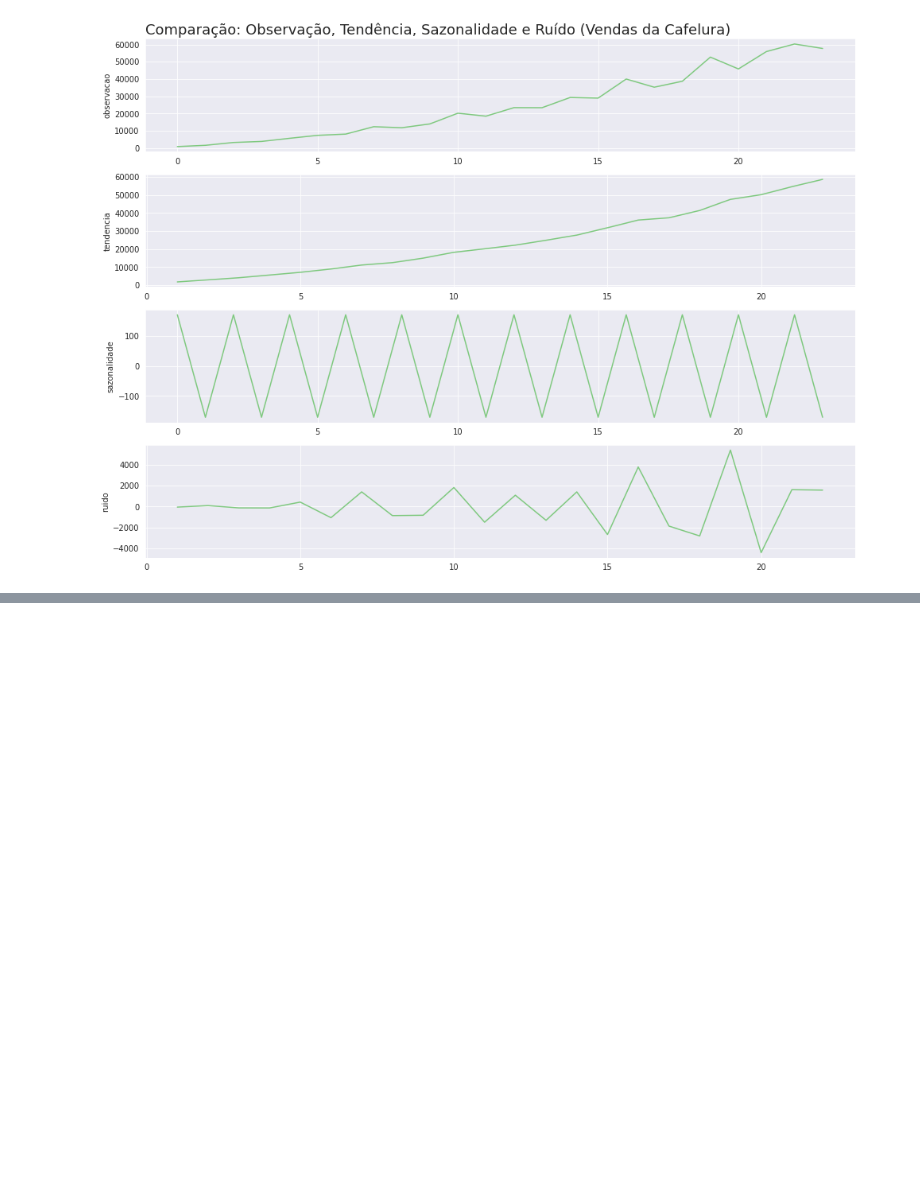
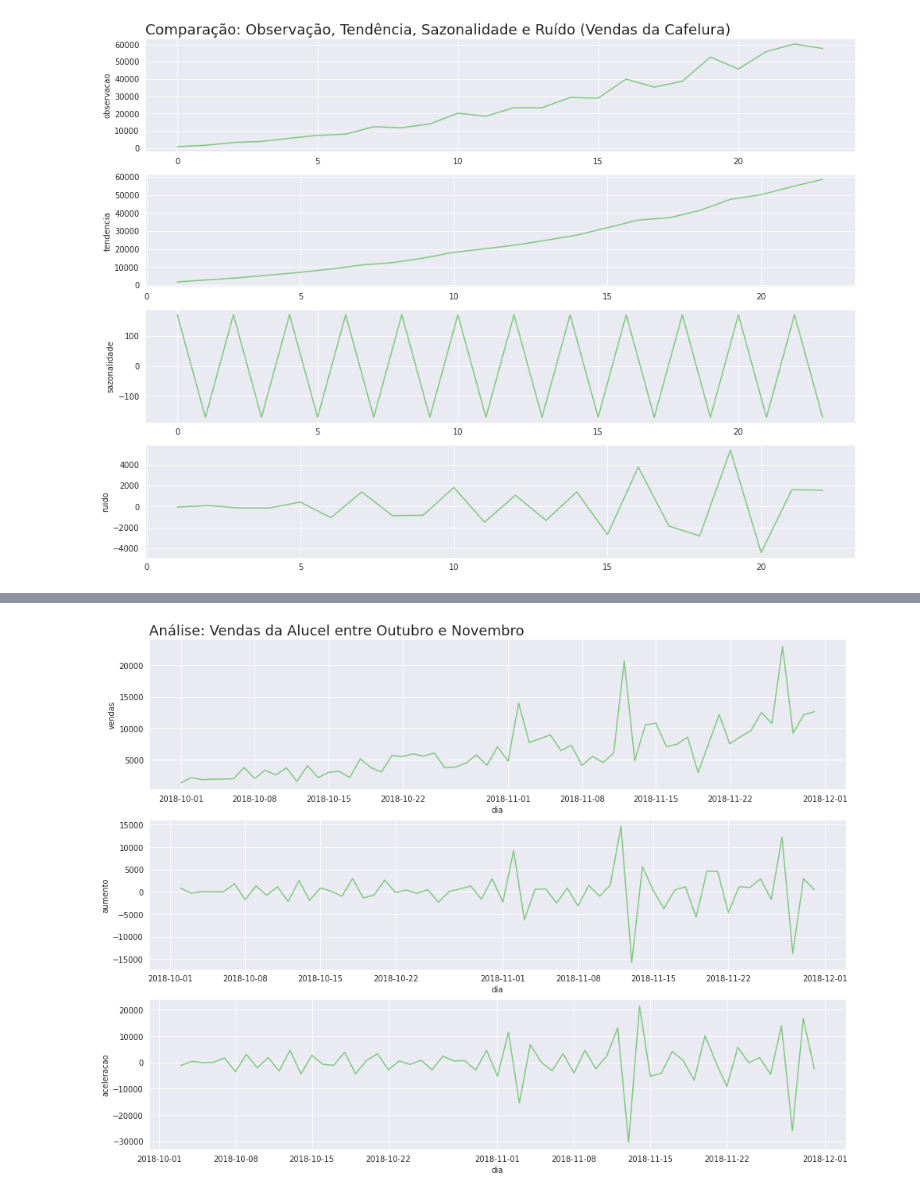
Before and after one commit to strawndri/time-series, a Jupyter notebook: time_series.ipynb, the cells around one changed output, grey strips where cells are left out. Cells and saved outputs as stored; diff of their text form; code cells hidden in the pictures; blank space fills up the shorter version.

```diff
--- a/time_series.ipynb
+++ b/time_series.ipynb
@@ -475,0 +519,4 @@ compararPlots('Comparação: Observação, Tendência, Sazonalidade e Ruído (Ve
+# %%
+url = 'https://raw.githubusercontent.com/strawndri/time-series/main/Data/alucel.csv'
+alucel = pd.read_csv(url)
+alucel.head()
@@ -475,0 +538,3 @@ compararPlots('Comparação: Observação, Tendência, Sazonalidade e Ruído (Ve
+# %%
+alucel['dia'] = pd.to_datetime(alucel['dia'])
+alucel.dtypes
@@ -475,0 +547,4 @@ compararPlots('Comparação: Observação, Tendência, Sazonalidade e Ruído (Ve
+# %%
+alucel['aumento'] = alucel['vendas'].diff()
+alucel['aceleracao'] = alucel['aumento'].diff()
+alucel.head()
@@ -475,0 +558,5 @@ compararPlots('Comparação: Observação, Tendência, Sazonalidade e Ruído (Ve
+# %%
+compararPlots('Análise: Vendas da Alucel entre Outubro e Novembro',
+              'dia', 'vendas', 'aumento', 'aceleracao', dataset=alucel)
+# %% [output]
+[figure, added]
```
Also changed, not shown: parts of 16 cells of this notebook.
